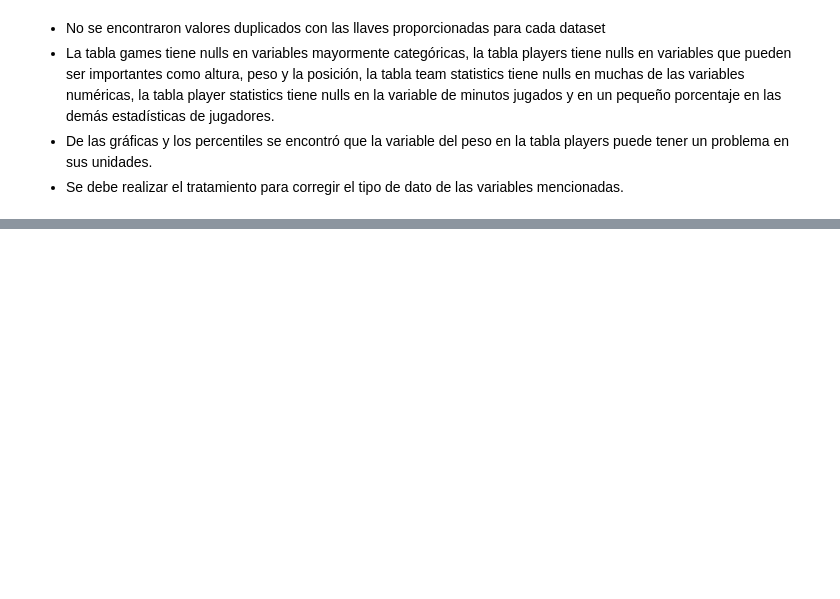
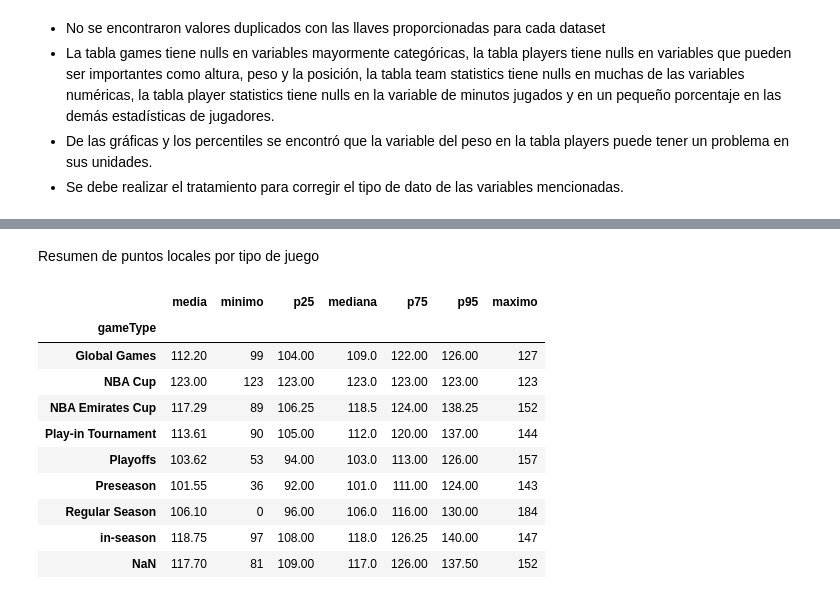
Before and after one commit to 2roma5/Diplomado_M1, a Jupyter notebook: nba.ipynb, the cells around one changed output, grey strips where cells are left out. Cells and saved outputs as stored; diff of their text form; code cells hidden in the pictures; blank space fills up the shorter version.

```diff
--- a/nba.ipynb
+++ b/nba.ipynb
@@ -126,7 +126,7 @@ memory usage: 52.9+ MB
 # %%
 players_stats.drop(['gameLabel', 'gameSubLabel'], axis=1, inplace=True)
 # %%
-games.drop(['gameLabel', 'gameSubLabel', 'hometeamName', 'hometeamCity'], axis=1, inplace=True)
+games.drop(['gameLabel', 'gameSubLabel'], axis=1, inplace=True)
 # %%
 players.drop(['draftYear', 'draftNumber'], axis=1, inplace=True)
 # %%
@@ -523,0 +540,23 @@ np.int64(0)
+# %% [markdown]
+Resumen de puntos locales por tipo de juego
+# %%
+games.groupby('gameType',dropna=False)['homeScore'].agg(media='mean',
+                                           minimo= 'min',
+                                           p25= lambda x: x.quantile(0.25),
+                                           mediana='median',
+                                           p75 = lambda x: x.quantile(0.75),
+                                           p95 = lambda x: x.quantile(0.95),
+                                           maximo = 'max'
+                                           ).round(2)
+# %% [output]
+|  | media | minimo | p25 | mediana | p75 | p95 | maximo |
+| gameType |  |  |  |  |  |  |  |
+| Global Games | 112.20 | 99 | 104.00 | 109.0 | 122.00 | 126.00 | 127 |
+| NBA Cup | 123.00 | 123 | 123.00 | 123.0 | 123.00 | 123.00 | 123 |
+| NBA Emirates Cup | 117.29 | 89 | 106.25 | 118.5 | 124.00 | 138.25 | 152 |
+| Play-in Tournament | 113.61 | 90 | 105.00 | 112.0 | 120.00 | 137.00 | 144 |
+| Playoffs | 103.62 | 53 | 94.00 | 103.0 | 113.00 | 126.00 | 157 |
+| Preseason | 101.55 | 36 | 92.00 | 101.0 | 111.00 | 124.00 | 143 |
+| Regular Season | 106.10 | 0 | 96.00 | 106.0 | 116.00 | 130.00 | 184 |
+| in-season | 118.75 | 97 | 108.00 | 118.0 | 126.25 | 140.00 | 147 |
+| NaN | 117.70 | 81 | 109.00 | 117.0 | 126.00 | 137.50 | 152 |
```
Also changed, not shown: parts of 21 cells of this notebook.
